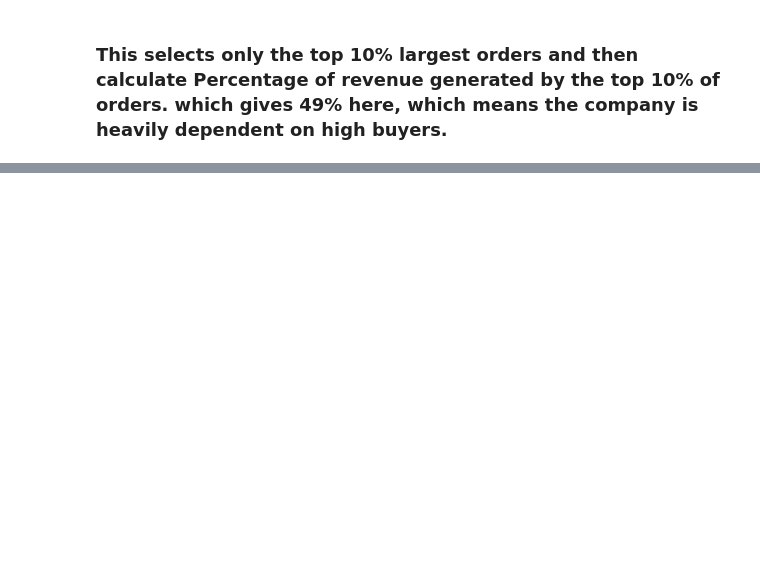
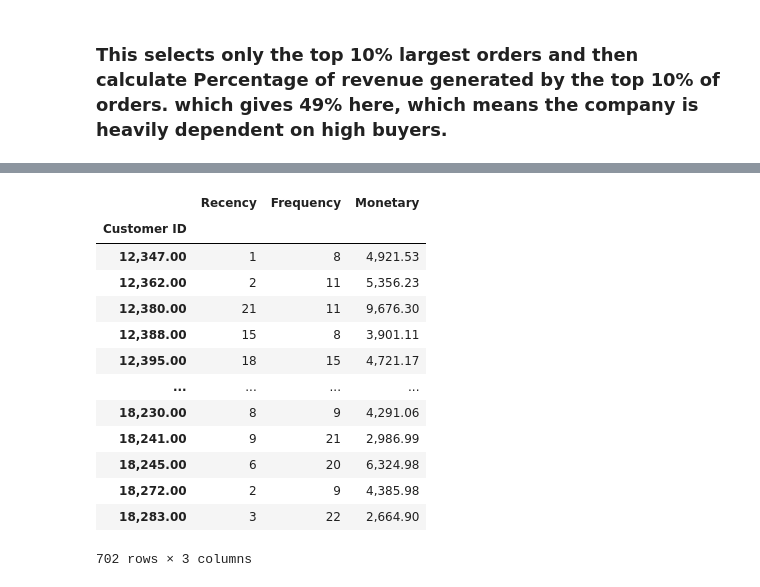
Before and after one commit to prajwal0756/retail-analytics-pipeline, a Jupyter notebook: notebooks/02_data_cleaning.ipynb, the cells around one changed output, grey strips where cells are left out. Drawn from its saved outputs; the diff is of its cells as text; code cells hidden in the pictures; blank space fills up the shorter version.

```diff
--- a/notebooks/02_data_cleaning.ipynb
+++ b/notebooks/02_data_cleaning.ipynb
@@ -356,0 +422,21 @@ np.float64(0.49039295931834076)
+# %%
+loyal = rfm[
+    (rfm['Frequency'] > rfm['Frequency'].quantile(0.75)) &
+    (rfm['Recency'] < rfm['Recency'].quantile(0.25))
+]
+loyal
+# %% [output]
+|  | Recency | Frequency | Monetary |
+| Customer ID |  |  |  |
+| 12,347.00 | 1 | 8 | 4,921.53 |
+| 12,362.00 | 2 | 11 | 5,356.23 |
+| 12,380.00 | 21 | 11 | 9,676.30 |
+| 12,388.00 | 15 | 8 | 3,901.11 |
+| 12,395.00 | 18 | 15 | 4,721.17 |
+| ... | ... | ... | ... |
+| 18,230.00 | 8 | 9 | 4,291.06 |
+| 18,241.00 | 9 | 21 | 2,986.99 |
+| 18,245.00 | 6 | 20 | 6,324.98 |
+| 18,272.00 | 2 | 9 | 4,385.98 |
+| 18,283.00 | 3 | 22 | 2,664.90 |
+702 rows × 3 columns
```
Also changed, not shown: parts of 24 cells of this notebook.
